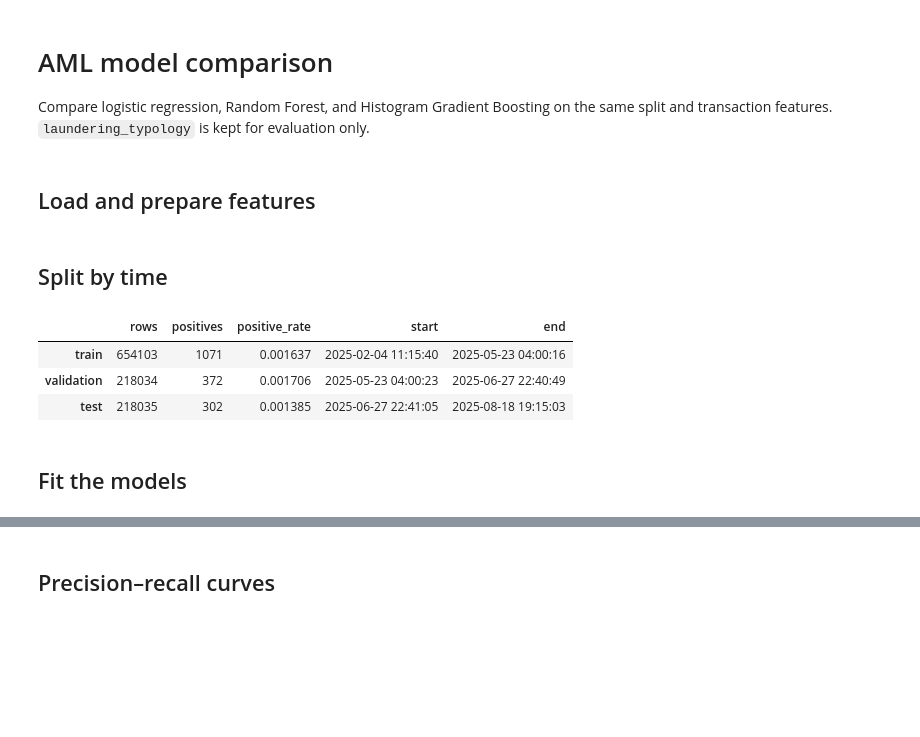
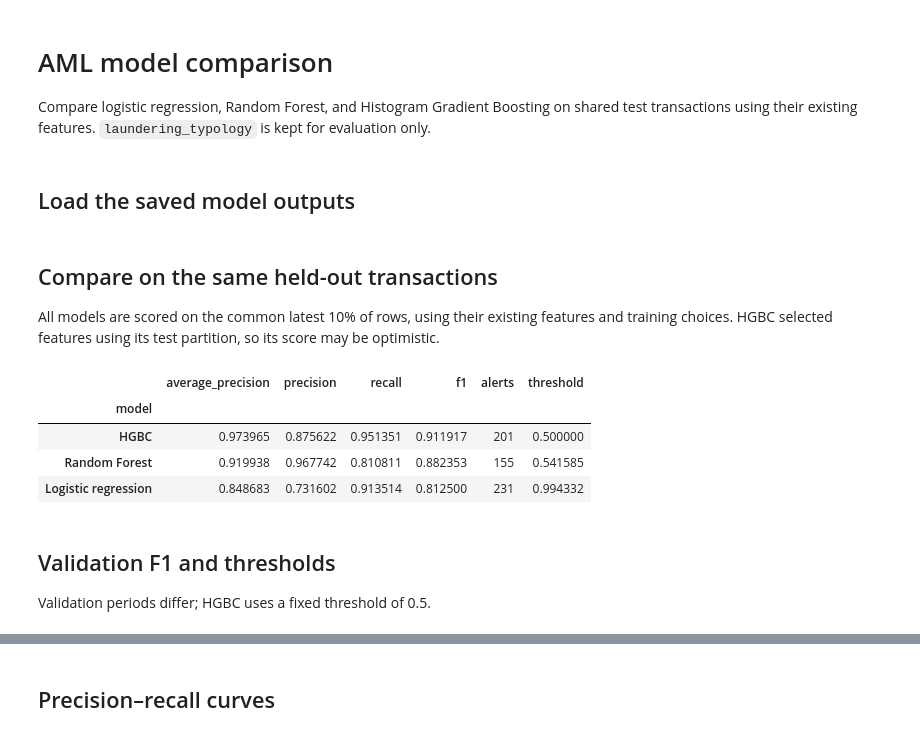
Before and after one commit to daansku/dsp-op, a Jupyter notebook: money laundering/model_comparison.ipynb, the cells around one changed output, grey strips where cells are left out. Cells and saved outputs as stored; diff of their text form; code cells hidden in the pictures; blank space fills up the shorter version.

```diff
--- a/money laundering/model_comparison.ipynb
+++ b/money laundering/model_comparison.ipynb
@@ -1,19 +1,15 @@
 # %% [markdown]
 # AML model comparison
 
-Compare logistic regression, Random Forest, and Histogram Gradient Boosting on the same split and transaction features. `laundering_typology` is kept for evaluation only.
+Compare logistic regression, Random Forest, and Histogram Gradient Boosting on shared test transactions using their existing features. `laundering_typology` is kept for evaluation only.
 # %%
 from pathlib import Path
 
+import joblib
 import matplotlib.pyplot as plt
 import numpy as np
 import pandas as pd
 from IPython.display import display
-from sklearn.compose import ColumnTransformer
-from sklearn.ensemble import HistGradientBoostingClassifier, RandomForestClassifier
-from sklearn.impute import SimpleImputer
-from sklearn.inspection import permutation_importance
-from sklearn.linear_model import LogisticRegression
 from sklearn.metrics import (
     ConfusionMatrixDisplay,
     average_precision_score,
@@ -22,11 +18,9 @@ from sklearn.metrics import (
     precision_score,
     recall_score,
 )
-from sklearn.pipeline import Pipeline
-from sklearn.preprocessing import OneHotEncoder, StandardScaler
 
-RANDOM_STATE = 2137
+EXPORT_DIR = Path("model_exports")
 DATA_PATH = Path("dataset.csv")
 # %% [markdown]
-## Load and prepare features
+## Load the saved model outputs
 # %%
@@ -91,28 +70,48 @@ y = df["is_fraud"].to_numpy(dtype=np.int8)
 # %% [markdown]
-## Split by time
+## Compare on the same held-out transactions
+
+All models are scored on the common latest 10% of rows, using their existing features and training choices. HGBC selected features using its test partition, so its score may be optimistic.
 # %%
-n_rows = len(df)
-train_end = int(0.60 * n_rows)
-validation_end = int(0.80 * n_rows)
+y_test = common_index.get_level_values("is_fraud").to_numpy(dtype=np.int8)
+typology_test = aligned["Logistic regression"].loc[
+    common_index, "laundering_typology"
+].astype(str).to_numpy()
+test_scores = {
+    name: frame.loc[common_index, "score"].to_numpy()
+    for name, frame in aligned.items()
+}
+test_predictions = {
+    name: frame.loc[common_index, "prediction"].to_numpy(dtype=bool)
+    for name, frame in aligned.items()
+}
+thresholds = {row["model"]: row["threshold"] for row in validation_rows}
 
-X_train, y_train = X.iloc[:train_end], y[:train_end]
-X_validation, y_validation = X.iloc[train_end:validation_end], y[train_end:validation_end]
-X_test, y_test = X.iloc[validation_end:], y[validation_end:]
-typology_test = df["laundering_typology"].iloc[validation_end:].astype(str).to_numpy()
+rows = []
+for name, scores in test_scores.items():
+    prediction = test_predictions[name]
+    rows.append({
+        "model": name,
+        "average_precision": average_precision_score(y_test, scores),
+        "precision": precision_score(y_test, prediction, zero_division=0),
+        "recall": recall_score(y_test, prediction, zero_division=0),
+        "f1": f1_score(y_test, prediction, zero_division=0),
+        "alerts": int(prediction.sum()),
+        "threshold": thresholds[name],
+    })
 
-split_summary = pd.DataFrame({
-    "rows": [len(y_train), len(y_validation), len(y_test)],
-    "positives": [int(y_train.sum()), int(y_validation.sum()), int(y_test.sum())],
-    "positive_rate": [y_train.mean(), y_validation.mean(), y_test.mean()],
-    "start": [df["datetime"].iloc[0], df["datetime"].iloc[train_end], df["datetime"].iloc[validation_end]],
-    "end": [df["datetime"].iloc[train_end - 1], df["datetime"].iloc[validation_end - 1], df["datetime"].iloc[-1]],
-}, index=["train", "validation", "test"])
-display(split_summary)
+results = pd.DataFrame(rows).set_index("model").sort_values(
+    "average_precision", ascending=False
+)
+model_order = results.index.tolist()
+display(results)
 # %% [output]
-|  | rows | positives | positive_rate | start | end |
-| train | 654103 | 1071 | 0.001637 | 2025-02-04 11:15:40 | 2025-05-23 04:00:16 |
-| validation | 218034 | 372 | 0.001706 | 2025-05-23 04:00:23 | 2025-06-27 22:40:49 |
-| test | 218035 | 302 | 0.001385 | 2025-06-27 22:41:05 | 2025-08-18 19:15:03 |
+|  | average_precision | precision | recall | f1 | alerts | threshold |
+| model |  |  |  |  |  |  |
+| HGBC | 0.973965 | 0.875622 | 0.951351 | 0.911917 | 201 | 0.500000 |
+| Random Forest | 0.919938 | 0.967742 | 0.810811 | 0.882353 | 155 | 0.541585 |
+| Logistic regression | 0.848683 | 0.731602 | 0.913514 | 0.812500 | 231 | 0.994332 |
 # %% [markdown]
-## Fit the models
+## Validation F1 and thresholds
+
+Validation periods differ; HGBC uses a fixed threshold of 0.5.
 # %%
```
Also changed, not shown: parts of 8 cells of this notebook, 3 other files.
